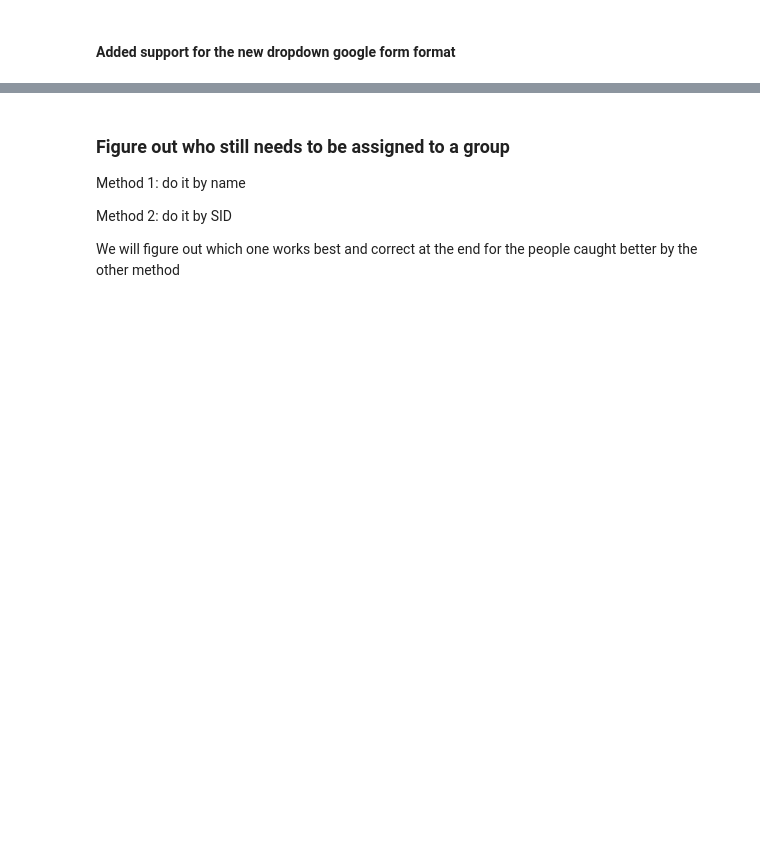
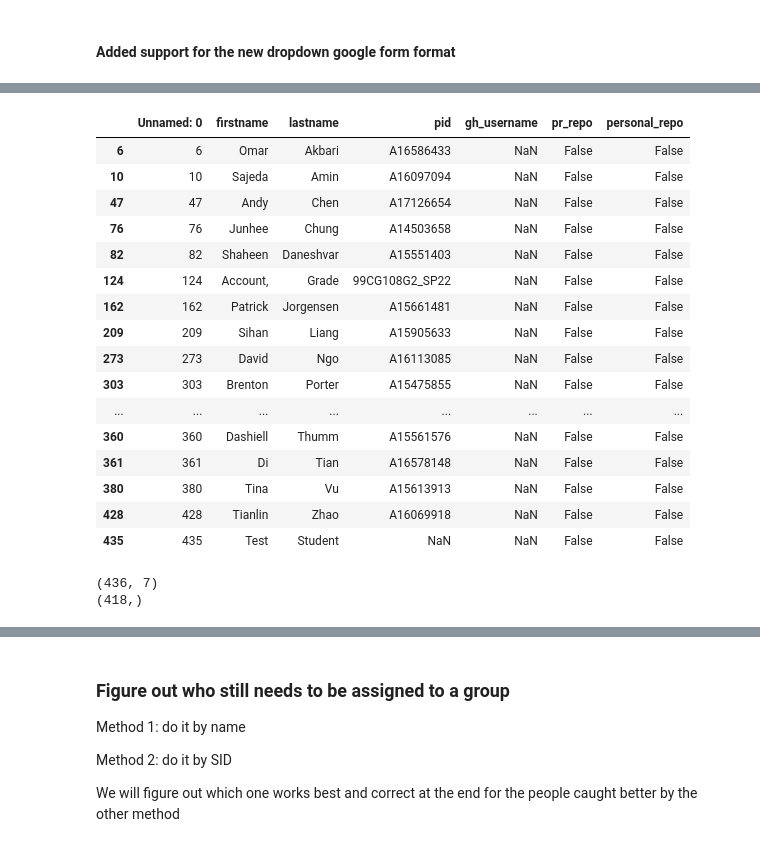
Before and after one commit to LynnMu/Project_Mgmt, a Jupyter notebook: assign_project_groups.ipynb, the cells around one changed output, grey strips where cells are left out. Drawn from its saved outputs; the diff is of its cells as text; code cells hidden in the pictures; blank space fills up the shorter version.

```diff
--- a/assign_project_groups.ipynb
+++ b/assign_project_groups.ipynb
@@ -119,0 +167,30 @@ df.columns.values[6] = 'gitids'
+# %%
+# kids who didn't complete the assignment properly
+todrop = ghdf.isnull().any(axis=1)
+ghdf[todrop]
+# %% [output]
+|  | Unnamed: 0 | firstname | lastname | pid | gh_username | pr_repo | personal_repo |
+| 6 | 6 | Omar | Akbari | A16586433 | NaN | False | False |
+| 10 | 10 | Sajeda | Amin | A16097094 | NaN | False | False |
+| 47 | 47 | Andy | Chen | A17126654 | NaN | False | False |
+| 76 | 76 | Junhee | Chung | A14503658 | NaN | False | False |
+| 82 | 82 | Shaheen | Daneshvar | A15551403 | NaN | False | False |
+| 124 | 124 | Account, | Grade | 99CG108G2_SP22 | NaN | False | False |
+| 162 | 162 | Patrick | Jorgensen | A15661481 | NaN | False | False |
+| 209 | 209 | Sihan | Liang | A15905633 | NaN | False | False |
+| 273 | 273 | David | Ngo | A16113085 | NaN | False | False |
+| 303 | 303 | Brenton | Porter | A15475855 | NaN | False | False |
+| ... | ... | ... | ... | ... | ... | ... | ... |
+| 360 | 360 | Dashiell | Thumm | A15561576 | NaN | False | False |
+| 361 | 361 | Di | Tian | A16578148 | NaN | False | False |
+| 380 | 380 | Tina | Vu | A15613913 | NaN | False | False |
+| 428 | 428 | Tianlin | Zhao | A16069918 | NaN | False | False |
+| 435 | 435 | Test | Student | NaN | NaN | False | False |
+# %%
+print(ghdf.shape)
+ghdf = ghdf.drop(ghdf.index[todrop])
+ghdf = ghdf.set_index('pid')['gh_username']
+print(ghdf.shape)
+# %% [output]
+(436, 7)
+(418,)
```
Also changed, not shown: parts of 62 cells of this notebook.
